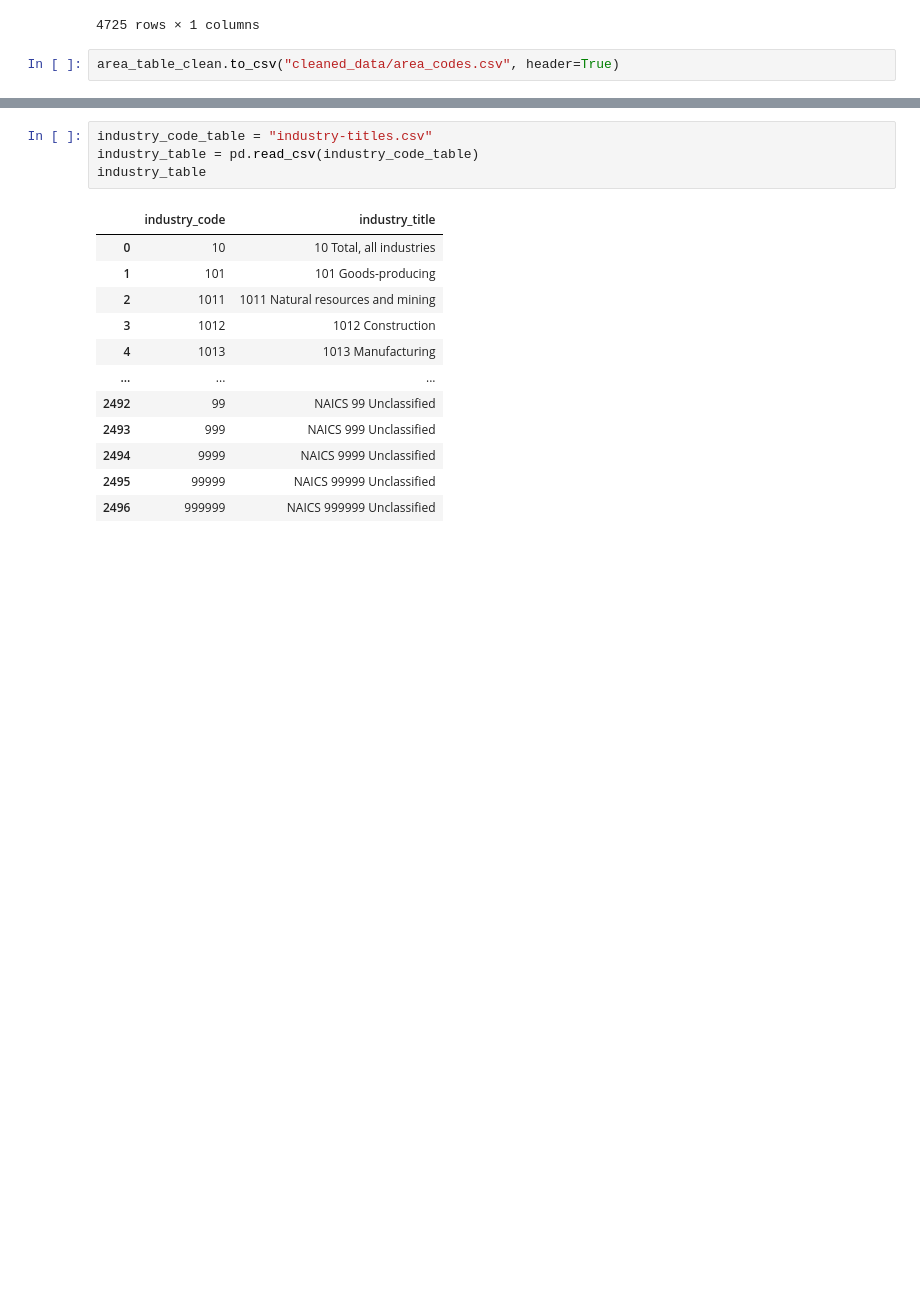
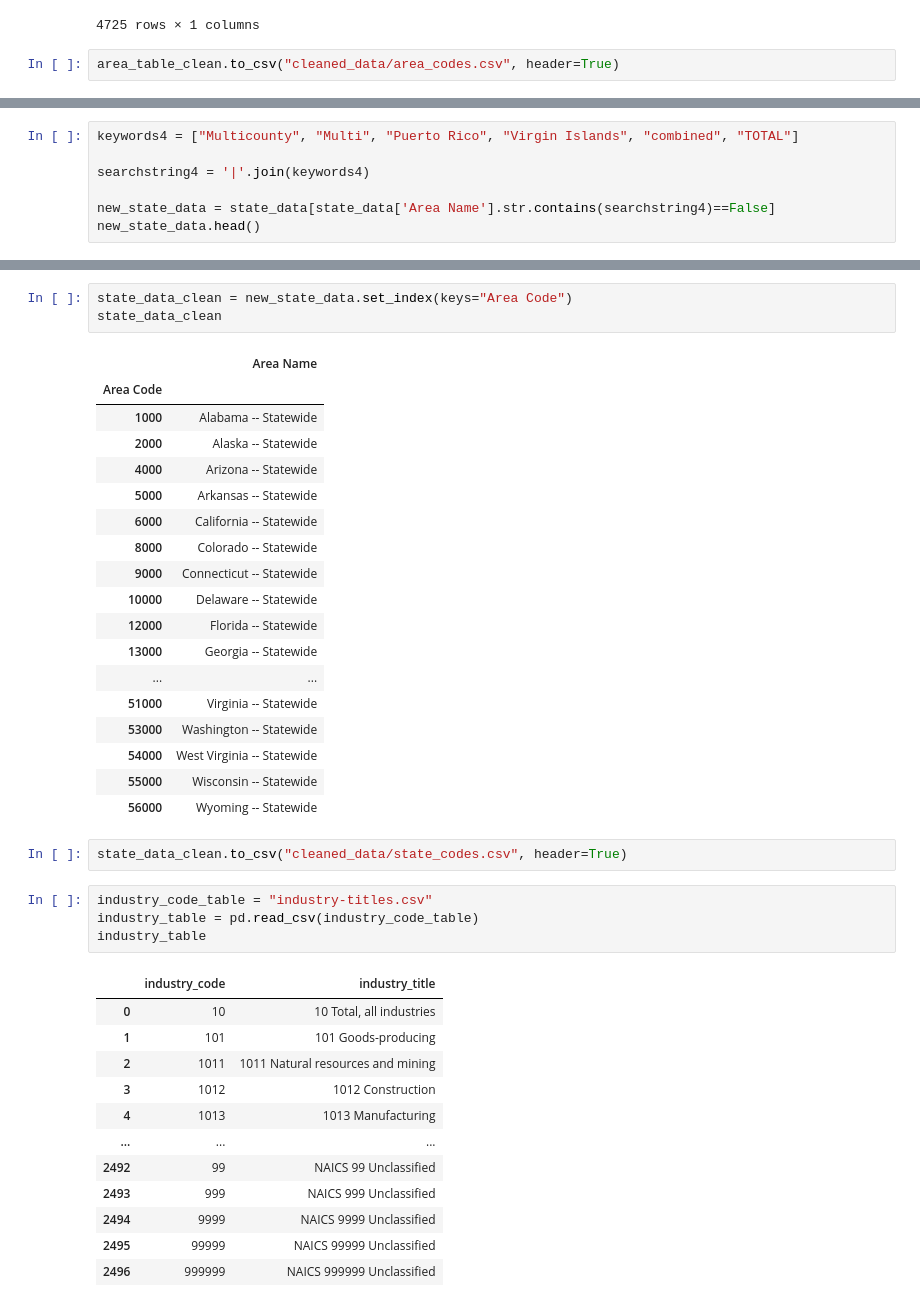
Before and after one commit to tah96/Career-Evaluation-Tool, a Jupyter notebook: geo_data_csvs/csv_cleaner.ipynb, the cells around one changed output, grey strips where cells are left out. Saved outputs shown, nothing was run; the diff lists cells and outputs as text; blank space fills up the shorter version.

```diff
--- a/geo_data_csvs/csv_cleaner.ipynb
+++ b/geo_data_csvs/csv_cleaner.ipynb
@@ -58,0 +142,7 @@ area_table_clean.to_csv("cleaned_data/area_codes.csv", header=True)
+# %%
+keywords4 = ["Multicounty", "Multi", "Puerto Rico", "Virgin Islands", "combined", "TOTAL"]
+
+searchstring4 = '|'.join(keywords4)
+
+new_state_data = state_data[state_data['Area Name'].str.contains(searchstring4)==False]
+new_state_data.head()
@@ -59,3 +156,27 @@ area_table_clean.to_csv("cleaned_data/area_codes.csv", header=True)
+# %%
+state_data_clean = new_state_data.set_index(keys="Area Code")
+state_data_clean
+# %% [output]
+|  | Area Name |
+| Area Code |  |
+| 1000 | Alabama -- Statewide |
+| 2000 | Alaska -- Statewide |
+| 4000 | Arizona -- Statewide |
+| 5000 | Arkansas -- Statewide |
+| 6000 | California -- Statewide |
+| 8000 | Colorado -- Statewide |
+| 9000 | Connecticut -- Statewide |
+| 10000 | Delaware -- Statewide |
+| 12000 | Florida -- Statewide |
+| 13000 | Georgia -- Statewide |
+| ... | ... |
+| 51000 | Virginia -- Statewide |
+| 53000 | Washington -- Statewide |
+| 54000 | West Virginia -- Statewide |
+| 55000 | Wisconsin -- Statewide |
+| 56000 | Wyoming -- Statewide |
+# %%
+state_data_clean.to_csv("cleaned_data/state_codes.csv", header=True)
 # %%
 industry_code_table = "industry-titles.csv"
 industry_table = pd.read_csv(industry_code_table)
```
Also changed, not shown: parts of 6 cells of this notebook, 2 other files.
